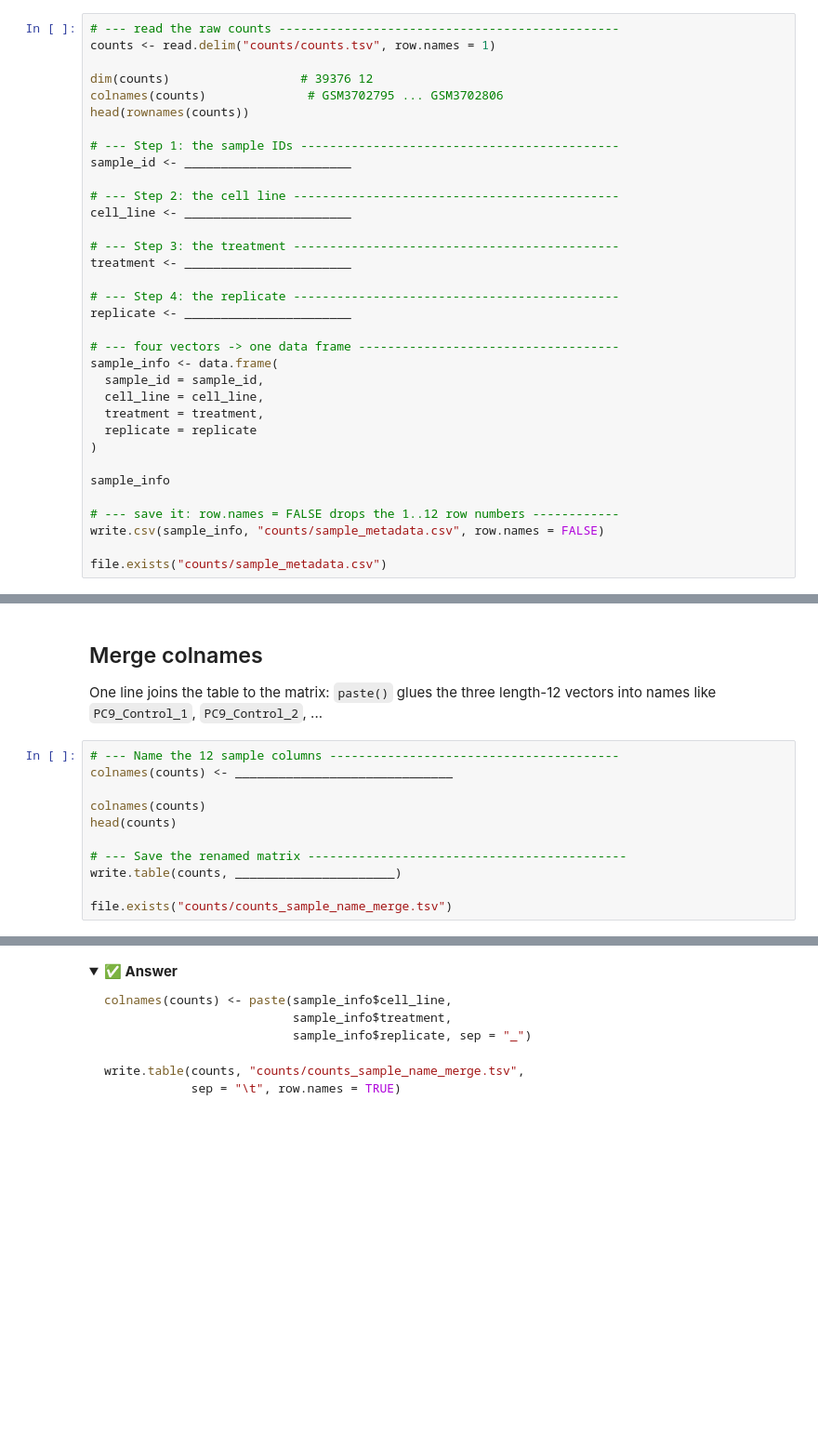
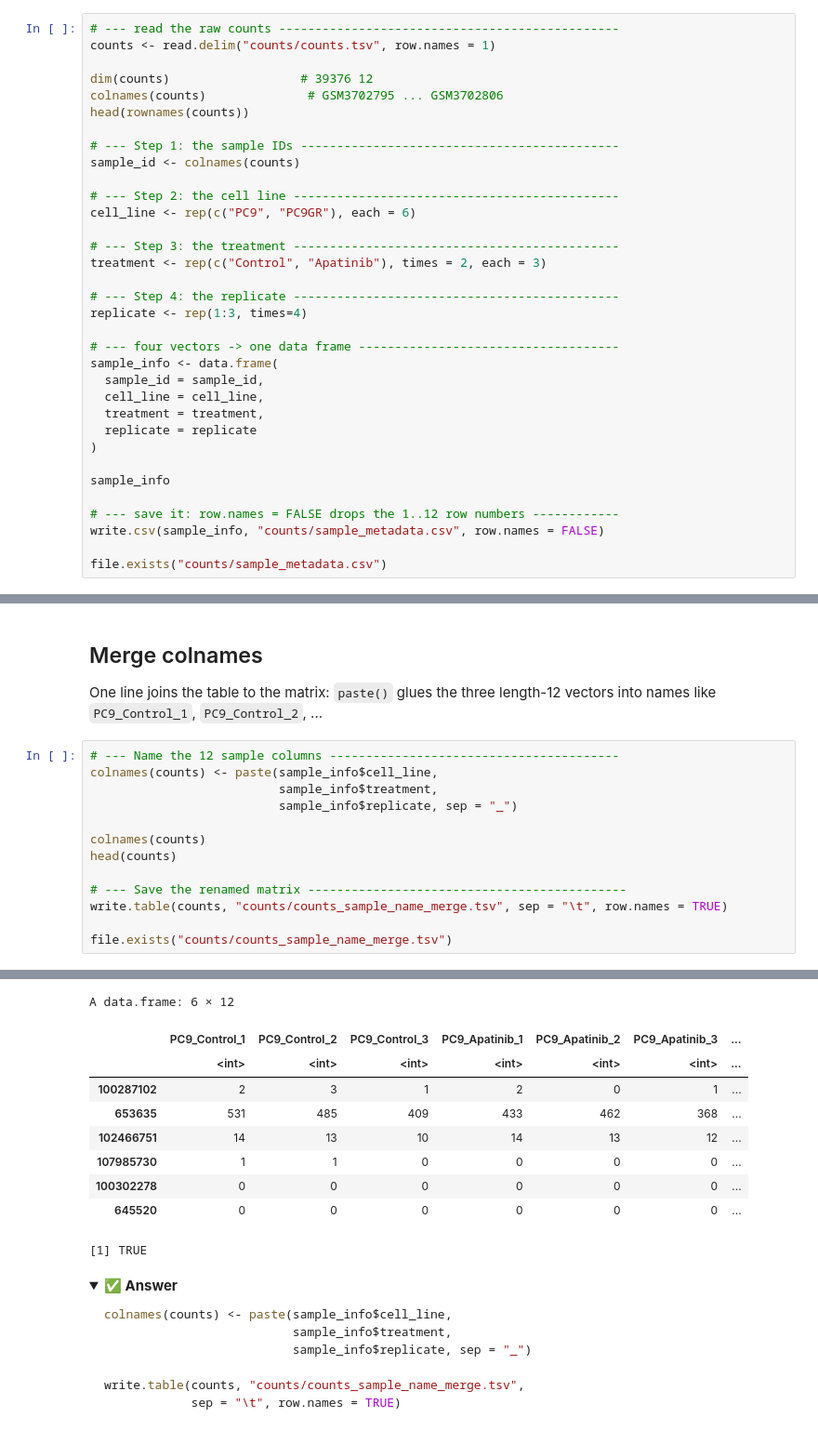
Before and after one commit to hoamaisam/BULK2026, a Jupyter notebook: lecture_06_R_Data_Manipulation_Management.ipynb, the cells around one changed output, grey strips where cells are left out. Shown at 93% size. Drawn from its saved outputs; the diff is of its cells as text; folded sections open; blank space fills up the shorter version.

```diff
--- a/lecture_06_R_Data_Manipulation_Management.ipynb
+++ b/lecture_06_R_Data_Manipulation_Management.ipynb
@@ -47,16 +47,16 @@ colnames(counts)              # GSM3702795 ... GSM3702806
 head(rownames(counts))
 
 # --- Step 1: the sample IDs --------------------------------------------
-sample_id <- _______________________
+sample_id <- colnames(counts)
 
 # --- Step 2: the cell line ---------------------------------------------
-cell_line <- _______________________
+cell_line <- rep(c("PC9", "PC9GR"), each = 6)
 
 # --- Step 3: the treatment ---------------------------------------------
-treatment <- _______________________
+treatment <- rep(c("Control", "Apatinib"), times = 2, each = 3)
 
 # --- Step 4: the replicate ---------------------------------------------
-replicate <- _______________________
+replicate <- rep(1:3, times=4)
 
 # --- four vectors -> one data frame ------------------------------------
 sample_info <- data.frame(
@@ -108,12 +130,15 @@ write.csv(sample_info, "counts/sample_metadata.csv", row.names = FALSE)
 One line joins the table to the matrix: `paste()` glues the three length-12 vectors into names like `PC9_Control_1`, `PC9_Control_2`, ...
 # %%
 # --- Name the 12 sample columns ----------------------------------------
-colnames(counts) <- ______________________________
+colnames(counts) <- paste(sample_info$cell_line,
+                          sample_info$treatment,
+                          sample_info$replicate, sep = "_")
 
 colnames(counts)
 head(counts)
 
 # --- Save the renamed matrix --------------------------------------------
-write.table(counts, ______________________)
+write.table(counts, "counts/counts_sample_name_merge.tsv", sep = "\t", row.names = TRUE)
 
 file.exists("counts/counts_sample_name_merge.tsv")
+# %% [output]
@@ -120,3 +148,13 @@ file.exists("counts/counts_sample_name_merge.tsv")
+A data.frame: 6 × 12
+|  | PC9_Control_1 | PC9_Control_2 | PC9_Control_3 | PC9_Apatinib_1 | PC9_Apatinib_2 | PC9_Apatinib_3 | ... |
+|  | <int> | <int> | <int> | <int> | <int> | <int> | ... |
+| 100287102 | 2 | 3 | 1 | 2 | 0 | 1 | ... |
+| 653635 | 531 | 485 | 409 | 433 | 462 | 368 | ... |
+| 102466751 | 14 | 13 | 10 | 14 | 13 | 12 | ... |
+| 107985730 | 1 | 1 | 0 | 0 | 0 | 0 | ... |
+| 100302278 | 0 | 0 | 0 | 0 | 0 | 0 | ... |
+| 645520 | 0 | 0 | 0 | 0 | 0 | 0 | ... |
+[1] TRUE
 # %% [markdown]
 <details>
 <summary><b>✅ Answer</b></summary>
```
Also changed, not shown: parts of 5 cells of this notebook.
